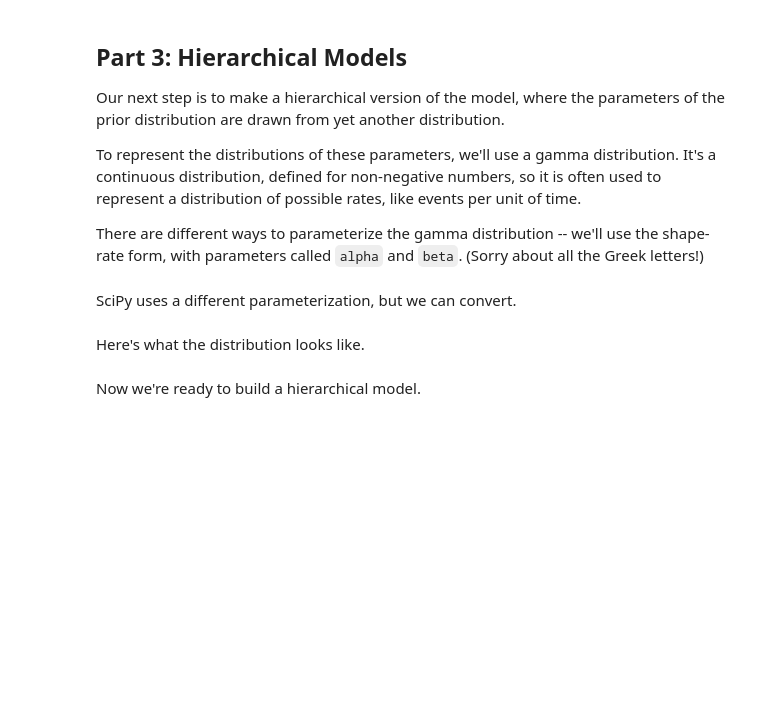
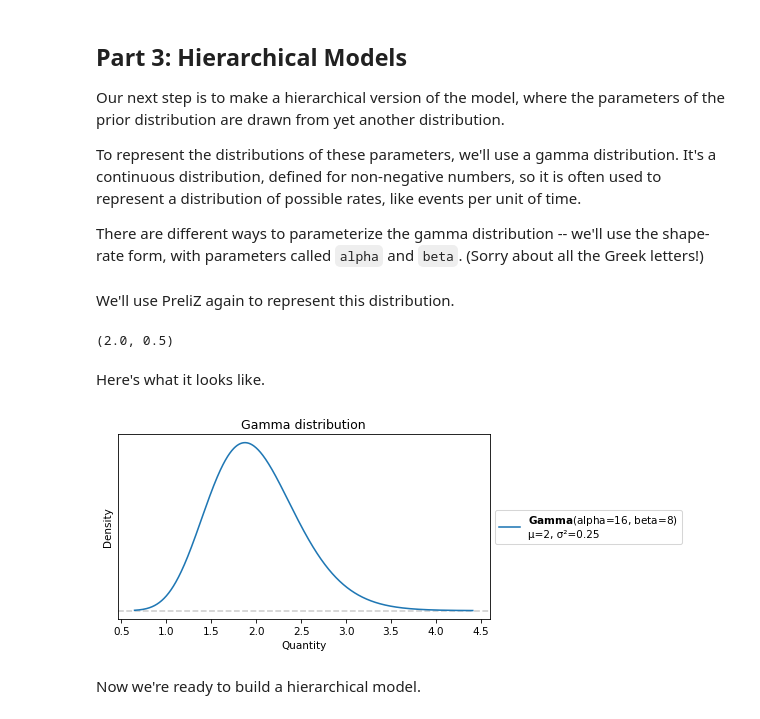
Before and after one commit to AllenDowney/BDAwithPyMC, a Jupyter notebook: solutions/01_beta_binomial.ipynb, the cells around one changed output. Cells and saved outputs as stored; diff of their text form; code cells hidden in the pictures; blank space fills up the shorter version.

```diff
--- a/solutions/01_beta_binomial.ipynb
+++ b/solutions/01_beta_binomial.ipynb
@@ -383,12 +471,14 @@ There are different ways to parameterize the gamma distribution -- we'll use the
 # %%
 alpha = 16
 beta = 8
-# %% [markdown]
-SciPy uses a different parameterization, but we can convert.
+# %% [markdown]
+We'll use PreliZ again to represent this distribution.
 # %%
-from scipy.stats import gamma as gamma_dist
+from preliz import Gamma
 
-dist = gamma_dist(a=alpha, scale=1/beta)
+dist = Gamma(alpha, beta)
 dist.mean(), dist.std()
+# %% [output]
+(2.0, 0.5)
 # %% [markdown]
-Here's what the distribution looks like.
+Here's what it looks like.
@@ -398,8 +485,10 @@ pdf = dist.pdf(qs)
 # %%
-plt.plot(qs, pdf)
-plt.xlabel('Quantity')
-plt.ylabel('Density')
-plt.title('Gamma distribution');
+dist.plot_pdf(moments="mv")
+plt.xlabel("Quantity")
+plt.ylabel("Density")
+plt.title("Gamma distribution");
+# %% [output]
+[figure, added]
 # %% [markdown]
 Now we're ready to build a hierarchical model.
 # %% [markdown]
```
Also changed, not shown: parts of 98 cells of this notebook, 1 other file.
